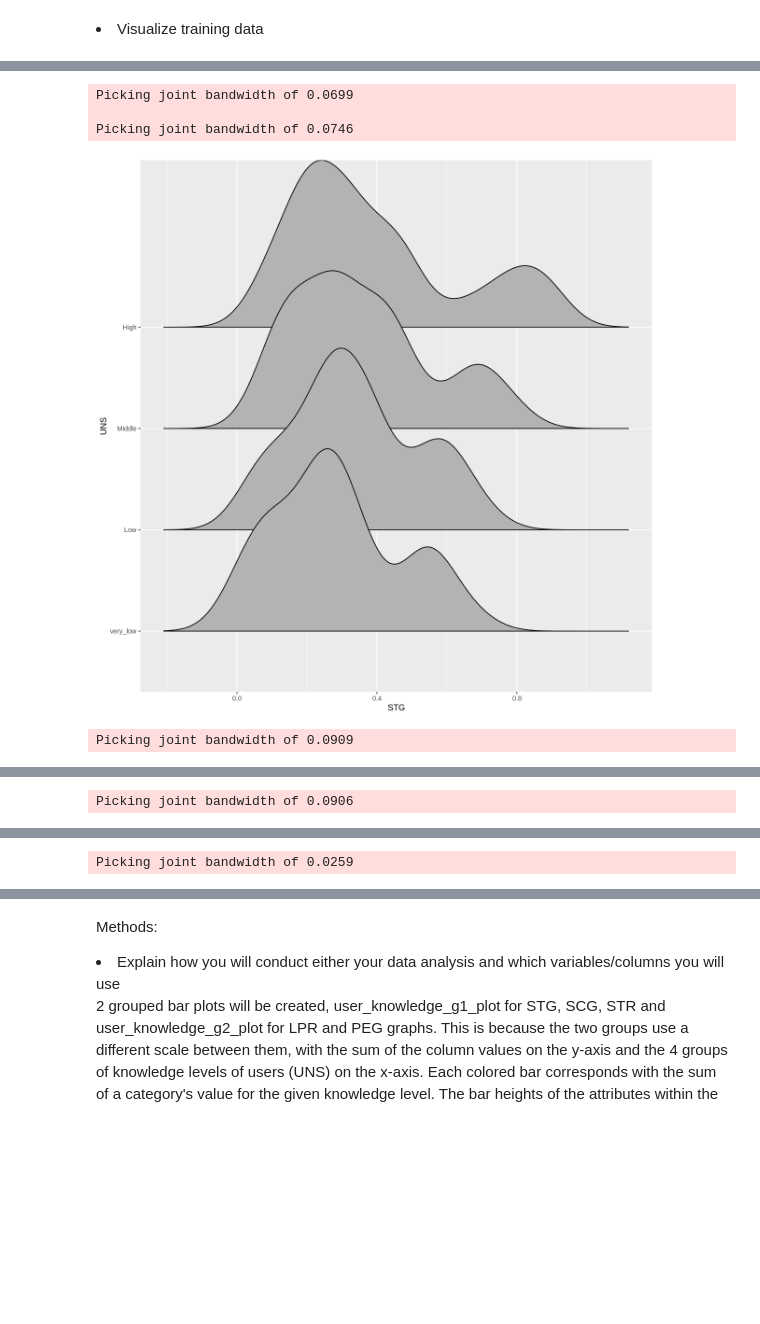
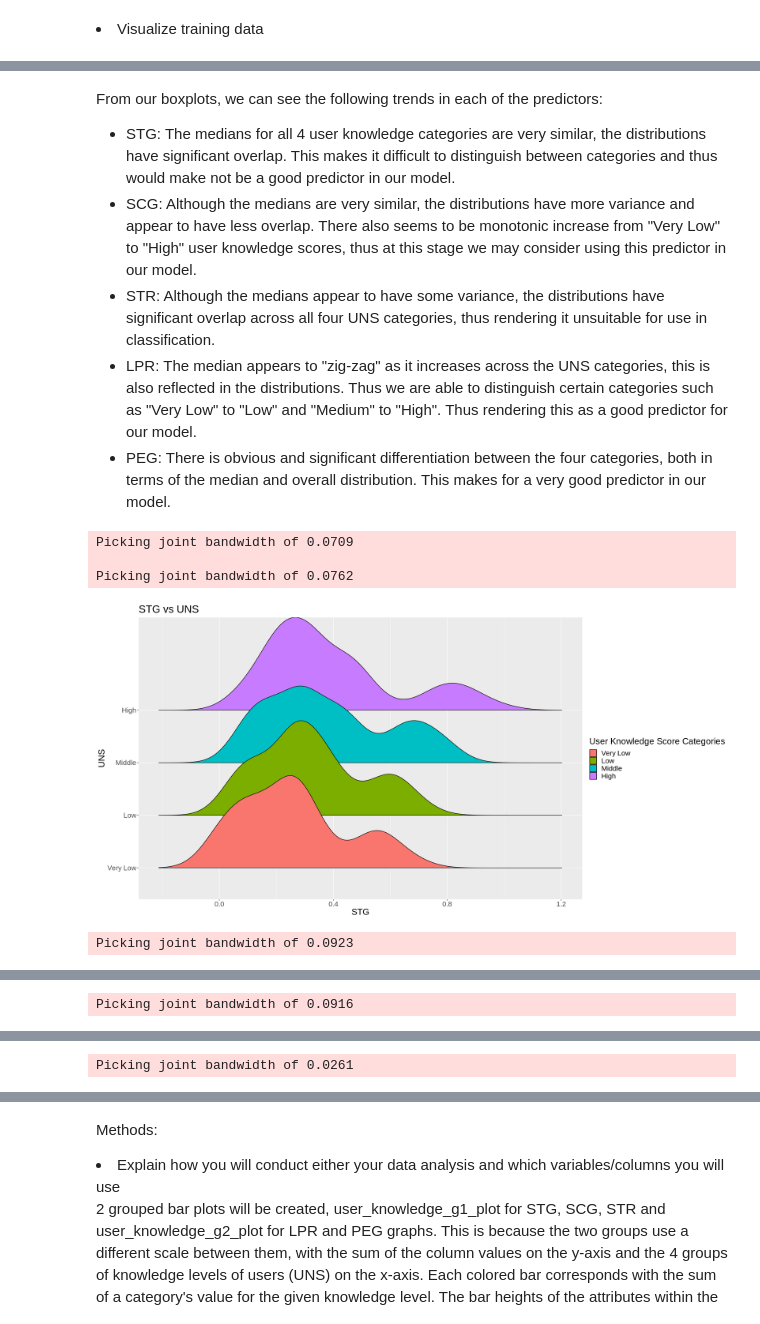
Before and after one commit to moirarenata/Analysis-of-Attributes-Relating-to-User-Knowledge-Levels-Pertaining-to-DC-Machines-in-a-Given-Datase, a Jupyter notebook: project_actual_allvalues.ipynb, the cells around one changed output, grey strips where cells are left out. Saved outputs shown, nothing was run; the diff lists cells and outputs as text; code cells hidden in the pictures; blank space fills up the shorter version.

```diff
--- a/project_actual_allvalues.ipynb
+++ b/project_actual_allvalues.ipynb
@@ -85,12 +85,13 @@ Making 'packages.html' ...
 # %%
 user_knowledge_data1 <- read_excel("data/Data_User_Modeling_Dataset.xls", sheet = 2)
 user_knowledge_data2 <- read_excel("data/Data_User_Modeling_Dataset.xls", sheet = 3)
-user_knowledge_data2$UNS <- as.character(user_knowledge_data2$UNS)
-user_knowledge_data2$UNS[user_knowledge_data2$UNS == "Very Low"] <- "very_low"
+user_knowledge_data1$UNS <- as.character(user_knowledge_data1$UNS)
+user_knowledge_data1$UNS[user_knowledge_data1$UNS == "very_low"] <- "Very Low"
 
 user_knowledge_data <- rbind (user_knowledge_data1,user_knowledge_data2)
 user_knowledge_data
 
+
 user_knowledge_data <- user_knowledge_data %>%
         mutate(UNS = as_factor(UNS))
 # %% [output]
@@ -255,35 +258,35 @@ select(PEG, UNS)
 
 options(repr.plot.height = 10, repr.plot.width = 10)
 
-user_knowledge_data_STG$UNS <- factor(user_knowledge_data_STG$UNS, levels = c("very_low", "Low", "Middle", "High"))
+user_knowledge_data_STG$UNS <- factor(user_knowledge_data_STG$UNS, levels = c("Very Low", "Low", "Middle", "High"))
 STG_box_plot <- ggplot(user_knowledge_data_STG, aes(x = UNS, y = STG)) +
                           geom_boxplot() +
                           labs(x = "User Knowledge Score", y = "Values", title= "STG Values vs User Knowledge Score") +
                           theme(text = element_text(size = 20))
 STG_box_plot
 
-user_knowledge_data_SCG$UNS <- factor(user_knowledge_data_SCG$UNS, levels = c("very_low", "Low", "Middle", "High"))
+user_knowledge_data_SCG$UNS <- factor(user_knowledge_data_SCG$UNS, levels = c("Very Low", "Low", "Middle", "High"))
 SCG_box_plot <- ggplot(user_knowledge_data_SCG, aes(x = UNS, y = SCG)) +
                           geom_boxplot() +
                           labs(x = "User Knowledge Score", y = "Values", title= "SCG Values vs User Knowledge Score") +
                           theme(text = element_text(size = 20))
 SCG_box_plot
 
-user_knowledge_data_STR$UNS <- factor(user_knowledge_data_STR$UNS, levels = c("very_low", "Low", "Middle", "High"))
+user_knowledge_data_STR$UNS <- factor(user_knowledge_data_STR$UNS, levels = c("Very Low", "Low", "Middle", "High"))
 STR_box_plot <- ggplot(user_knowledge_data_STR, aes(x = UNS, y = STR)) +
                           geom_boxplot() +
                           labs(x = "User Knowledge Score", y = "Values", title= "STR Values vs User Knowledge Score") +
                           theme(text = element_text(size = 20))
 STR_box_plot
 
-user_knowledge_data_LPR$UNS <- factor(user_knowledge_data_LPR$UNS, levels = c("very_low", "Low", "Middle", "High"))
+user_knowledge_data_LPR$UNS <- factor(user_knowledge_data_LPR$UNS, levels = c("Very Low", "Low", "Middle", "High"))
 LPR_box_plot <- ggplot(user_knowledge_data_LPR, aes(x = UNS, y = LPR)) +
                           geom_boxplot() +
                           labs(x = "User Knowledge Score", y = "Values", title= "LPR Values vs User Knowledge Score") +
                           theme(text = element_text(size = 20))
 LPR_box_plot
 
-user_knowledge_data_PEG$UNS <- factor(user_knowledge_data_PEG$UNS, levels = c("very_low", "Low", "Middle", "High"))
+user_knowledge_data_PEG$UNS <- factor(user_knowledge_data_PEG$UNS, levels = c("Very Low", "Low", "Middle", "High"))
 PEG_box_plot <- ggplot(user_knowledge_data_PEG, aes(x = UNS, y = PEG)) +
                           geom_boxplot() +
                           labs(x = "User Knowledge Score", y = "Values", title= "PEG Values vs User Knowledge Score") +
@@ -298,14 +301,40 @@ PEG_box_plot
+# %% [markdown]
+From our boxplots, we can see the following trends in each of the predictors:
+- STG: The medians for all 4 user knowledge categories are very similar, the distributions have significant overlap. This makes it difficult to distinguish between categories and thus would make not be a good predictor in our model.
+- SCG: Although the medians are very similar, the distributions have more variance and appear to have less overlap. There also seems to be monotonic increase from "Very Low" to "High" user knowledge scores, thus at this stage we may consider using this predictor in our model.
+- STR: Although the medians appear to have some variance, the distributions have significant overlap across all four UNS categories, thus rendering it unsuitable for use in classification.
+- LPR: The median appears to "zig-zag" as it increases across the UNS categories, this is also reflected in the distributions. Thus we are able to distinguish certain categories such as "Very Low" to "Low" and "Medium" to "High". Thus rendering this as a good predictor for our model.
+- PEG: There is obvious and significant differentiation between the four categories, both in terms of the median and overall distribution. This makes for a very good predictor in our model.
 # %%
-options(repr.plot.height = 10, repr.plot.width = 10)
+options(repr.plot.height = 10, repr.plot.width = 20)
 
-ggplot(user_knowledge_data_STG, aes(x = STG, y = UNS)) + geom_density_ridges2()
-ggplot(user_knowledge_data_SCG, aes(x = SCG, y = UNS)) + geom_density_ridges2()
-ggplot(user_knowledge_data_STR, aes(x = STR, y = UNS)) + geom_density_ridges2()
-ggplot(user_knowledge_data_LPR, aes(x = LPR, y = UNS)) + geom_density_ridges2()
-ggplot(user_knowledge_data_PEG, aes(x = PEG, y = UNS)) + geom_density_ridges2()
+ggplot(user_knowledge_data_STG, aes(x = STG, y = UNS, fill = UNS)) +
+    geom_density_ridges2() +
+    labs(title = "STG vs UNS", fill = "User Knowledge Score Categories") +
+    theme(text = element_text(size = 20))
+
+ggplot(user_knowledge_data_SCG, aes(x = SCG, y = UNS, fill = UNS)) +
+    geom_density_ridges2() +
+    labs(title = "SCG vs UNS", fill = "User Knowledge Score Categories") +
+    theme(text = element_text(size = 20))
+
+ggplot(user_knowledge_data_STR, aes(x = STR, y = UNS, fill = UNS)) +
+    geom_density_ridges2() +
+    labs(title = "STR vs UNS", fill = "User Knowledge Score Categories") +
+    theme(text = element_text(size = 20))
+
+ggplot(user_knowledge_data_LPR, aes(x = LPR, y = UNS, fill = UNS)) +
+    geom_density_ridges2() +
+    labs(title = "LPR vs UNS", fill = "User Knowledge Score Categories") +
+    theme(text = element_text(size = 20))
+
+ggplot(user_knowledge_data_PEG, aes(x = PEG, y = UNS, fill = UNS)) +
+    geom_density_ridges2() +
+    labs(title = "PEG vs UNS", fill = "User Knowledge Score Categories") +
+    theme(text = element_text(size = 20))
 # %% [output]
-Picking joint bandwidth of 0.0699
+Picking joint bandwidth of 0.0709
 
-Picking joint bandwidth of 0.0746
+Picking joint bandwidth of 0.0762
-[figure, old version]
+[figure, new version]
-Picking joint bandwidth of 0.0909
+Picking joint bandwidth of 0.0923
@@ -313 +342 @@ Picking joint bandwidth of 0.0909
-Picking joint bandwidth of 0.0906
+Picking joint bandwidth of 0.0916
@@ -315 +344 @@ Picking joint bandwidth of 0.0906
-Picking joint bandwidth of 0.0259
+Picking joint bandwidth of 0.0261
```
Also changed, not shown: parts of 23 cells of this notebook.
